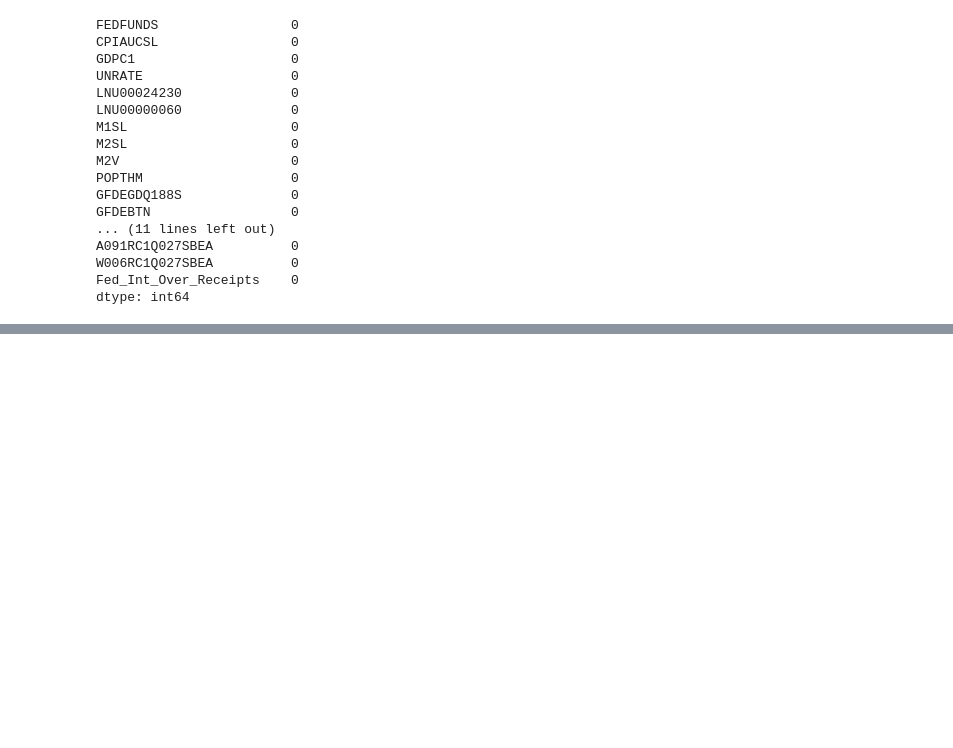
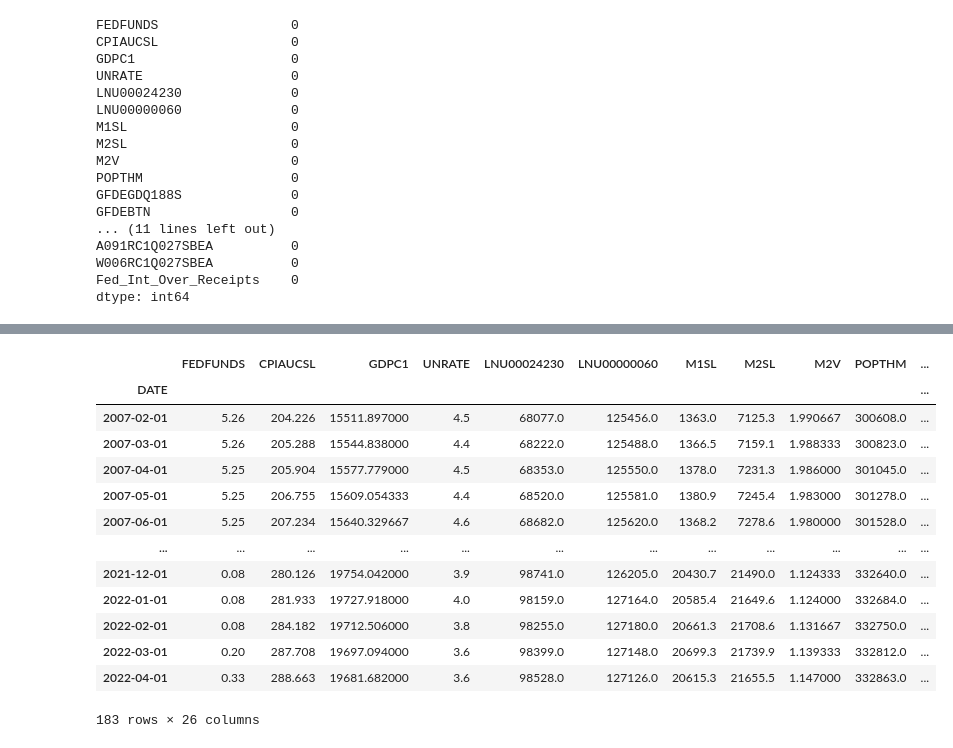
Before and after one commit to mychaldubyk/Federal-Funds-Rate-Analysis, a Jupyter notebook: Final_Notebooks/Capstone_SARIMAX_FINAL.ipynb, the cells around one changed output, grey strips where cells are left out. Saved outputs shown, nothing was run; the diff lists cells and outputs as text; code cells hidden in the pictures; blank space fills up the shorter version.

```diff
--- a/Final_Notebooks/Capstone_SARIMAX_FINAL.ipynb
+++ b/Final_Notebooks/Capstone_SARIMAX_FINAL.ipynb
@@ -255,0 +310,17 @@ dtype: int64
+# %%
+test
+# %% [output]
+|  | FEDFUNDS | CPIAUCSL | GDPC1 | UNRATE | LNU00024230 | LNU00000060 | M1SL | M2SL | M2V | POPTHM | ... |
+| DATE |  |  |  |  |  |  |  |  |  |  | ... |
+| 2007-02-01 | 5.26 | 204.226 | 15511.897000 | 4.5 | 68077.0 | 125456.0 | 1363.0 | 7125.3 | 1.990667 | 300608.0 | ... |
+| 2007-03-01 | 5.26 | 205.288 | 15544.838000 | 4.4 | 68222.0 | 125488.0 | 1366.5 | 7159.1 | 1.988333 | 300823.0 | ... |
+| 2007-04-01 | 5.25 | 205.904 | 15577.779000 | 4.5 | 68353.0 | 125550.0 | 1378.0 | 7231.3 | 1.986000 | 301045.0 | ... |
+| 2007-05-01 | 5.25 | 206.755 | 15609.054333 | 4.4 | 68520.0 | 125581.0 | 1380.9 | 7245.4 | 1.983000 | 301278.0 | ... |
+| 2007-06-01 | 5.25 | 207.234 | 15640.329667 | 4.6 | 68682.0 | 125620.0 | 1368.2 | 7278.6 | 1.980000 | 301528.0 | ... |
+| ... | ... | ... | ... | ... | ... | ... | ... | ... | ... | ... | ... |
+| 2021-12-01 | 0.08 | 280.126 | 19754.042000 | 3.9 | 98741.0 | 126205.0 | 20430.7 | 21490.0 | 1.124333 | 332640.0 | ... |
+| 2022-01-01 | 0.08 | 281.933 | 19727.918000 | 4.0 | 98159.0 | 127164.0 | 20585.4 | 21649.6 | 1.124000 | 332684.0 | ... |
+| 2022-02-01 | 0.08 | 284.182 | 19712.506000 | 3.8 | 98255.0 | 127180.0 | 20661.3 | 21708.6 | 1.131667 | 332750.0 | ... |
+| 2022-03-01 | 0.20 | 287.708 | 19697.094000 | 3.6 | 98399.0 | 127148.0 | 20699.3 | 21739.9 | 1.139333 | 332812.0 | ... |
+| 2022-04-01 | 0.33 | 288.663 | 19681.682000 | 3.6 | 98528.0 | 127126.0 | 20615.3 | 21655.5 | 1.147000 | 332863.0 | ... |
+183 rows × 26 columns
```
Also changed, not shown: parts of 18 cells of this notebook.
